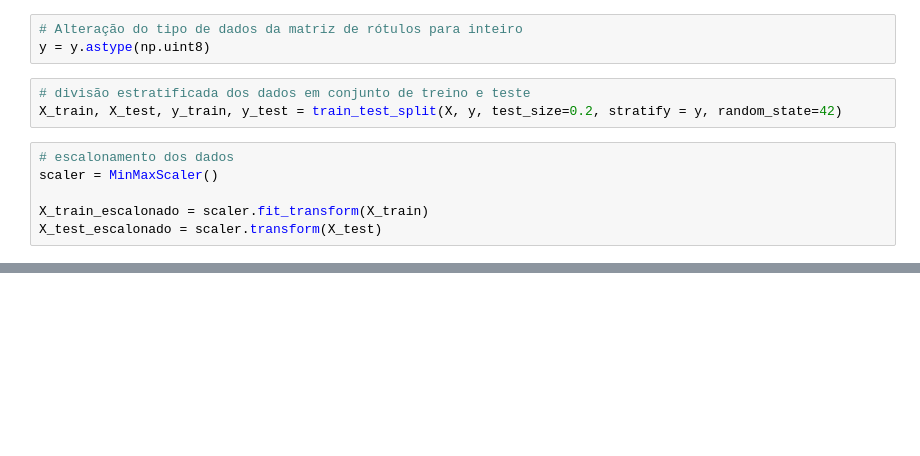
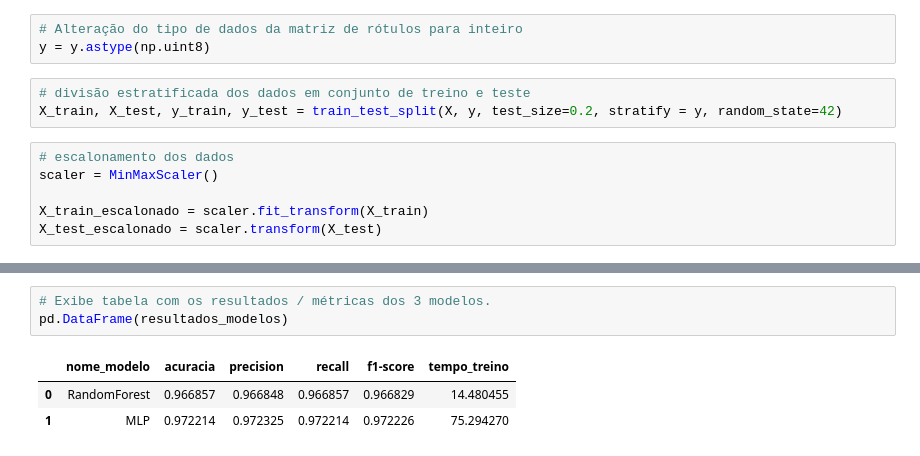
Before and after one commit to miguelfbianchi/DigiApi, a Jupyter notebook: modelo_ml.ipynb, the cells around one changed output, grey strips where cells are left out. Saved outputs shown, nothing was run; the diff lists cells and outputs as text; blank space fills up the shorter version.

```diff
--- a/modelo_ml.ipynb
+++ b/modelo_ml.ipynb
@@ -70,0 +180,7 @@ def procura_melhores_parametros (nome_modelo, modelo, parametros, X_treino, y_tr
+# %%
+# Exibe tabela com os resultados / métricas dos 3 modelos.
+pd.DataFrame(resultados_modelos)
+# %% [output]
+|  | nome_modelo | acuracia | precision | recall | f1-score | tempo_treino |
+| 0 | RandomForest | 0.966857 | 0.966848 | 0.966857 | 0.966829 | 14.480455 |
+| 1 | MLP | 0.972214 | 0.972325 | 0.972214 | 0.972226 | 75.294270 |
```
Also changed, not shown: parts of 10 cells of this notebook, 1 other file.
